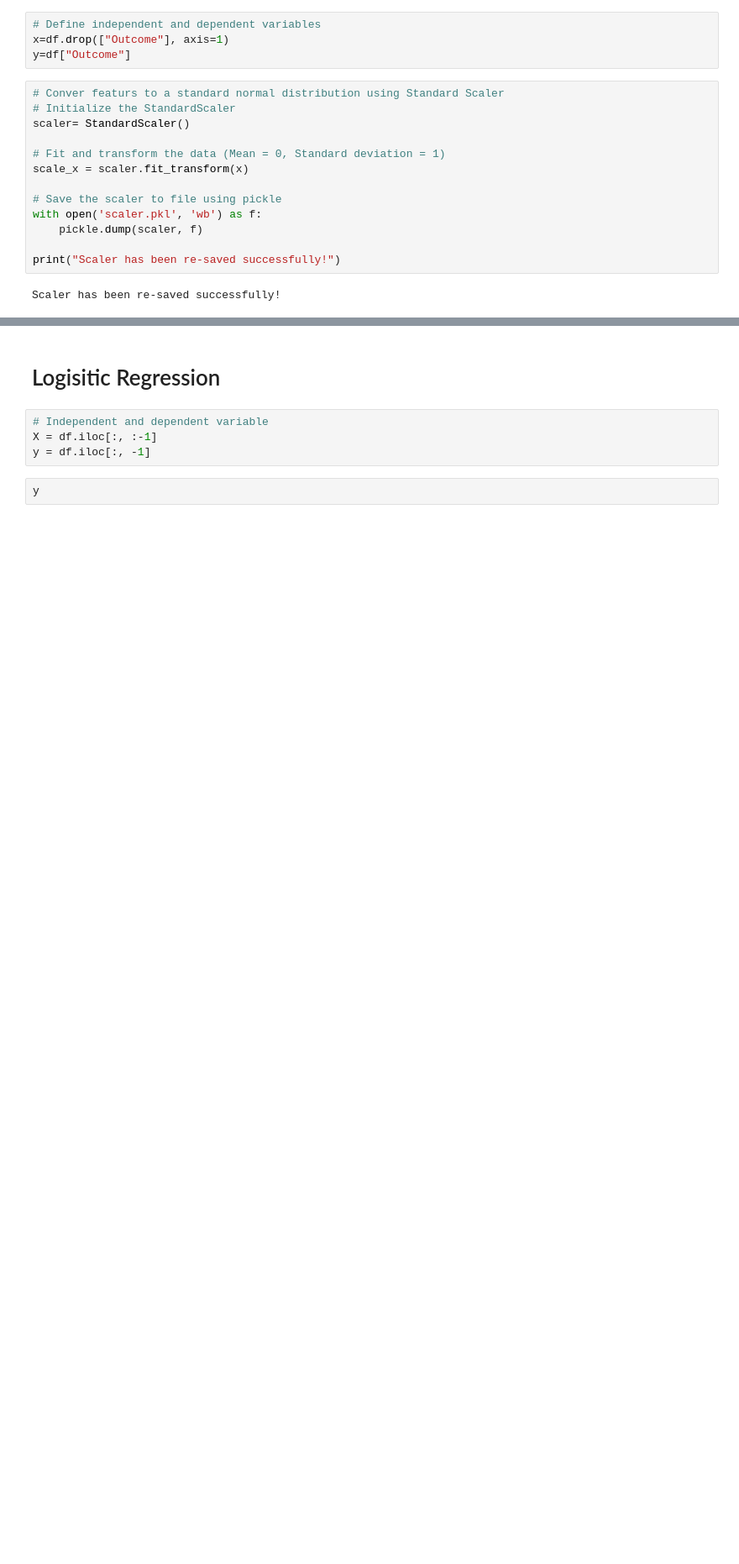
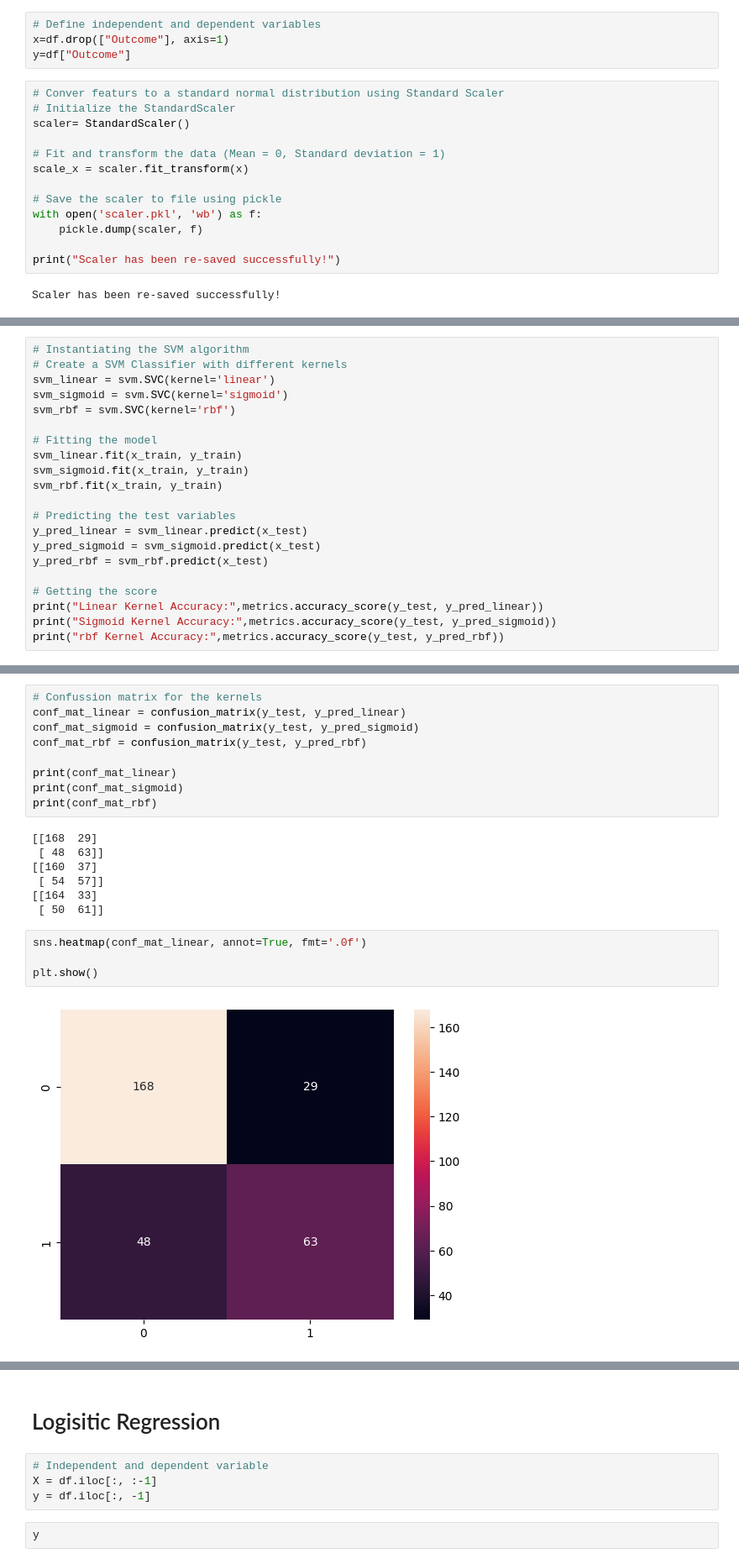
Before and after one commit to bytesbyt/ds_diabetes, a Jupyter notebook: diabetes.ipynb, the cells around one changed output, grey strips where cells are left out. Shown: that part at 84% size. Cells and saved outputs as stored; diff of their text form; blank space fills up the shorter version.

```diff
--- a/diabetes.ipynb
+++ b/diabetes.ipynb
@@ -296,0 +412,21 @@ Scaler has been re-saved successfully!
+# %%
+# Instantiating the SVM algorithm
+# Create a SVM Classifier with different kernels
+svm_linear = svm.SVC(kernel='linear')
+svm_sigmoid = svm.SVC(kernel='sigmoid')
+svm_rbf = svm.SVC(kernel='rbf')
+
+# Fitting the model
+svm_linear.fit(x_train, y_train)
+svm_sigmoid.fit(x_train, y_train)
+svm_rbf.fit(x_train, y_train)
+
+# Predicting the test variables
+y_pred_linear = svm_linear.predict(x_test)
+y_pred_sigmoid = svm_sigmoid.predict(x_test)
+y_pred_rbf = svm_rbf.predict(x_test)
+
+# Getting the score
+print("Linear Kernel Accuracy:",metrics.accuracy_score(y_test, y_pred_linear))
+print("Sigmoid Kernel Accuracy:",metrics.accuracy_score(y_test, y_pred_sigmoid))
+print("rbf Kernel Accuracy:",metrics.accuracy_score(y_test, y_pred_rbf))
@@ -296,0 +496,22 @@ Scaler has been re-saved successfully!
+# %%
+# Confussion matrix for the kernels
+conf_mat_linear = confusion_matrix(y_test, y_pred_linear)
+conf_mat_sigmoid = confusion_matrix(y_test, y_pred_sigmoid)
+conf_mat_rbf = confusion_matrix(y_test, y_pred_rbf)
+
+print(conf_mat_linear)
+print(conf_mat_sigmoid)
+print(conf_mat_rbf)
+# %% [output]
+[[168  29]
+ [ 48  63]]
+[[160  37]
+ [ 54  57]]
+[[164  33]
+ [ 50  61]]
+# %%
+sns.heatmap(conf_mat_linear, annot=True, fmt='.0f')
+
+plt.show()
+# %% [output]
+[figure, added]
```
Also changed, not shown: parts of 24 cells of this notebook, 2 other files.
